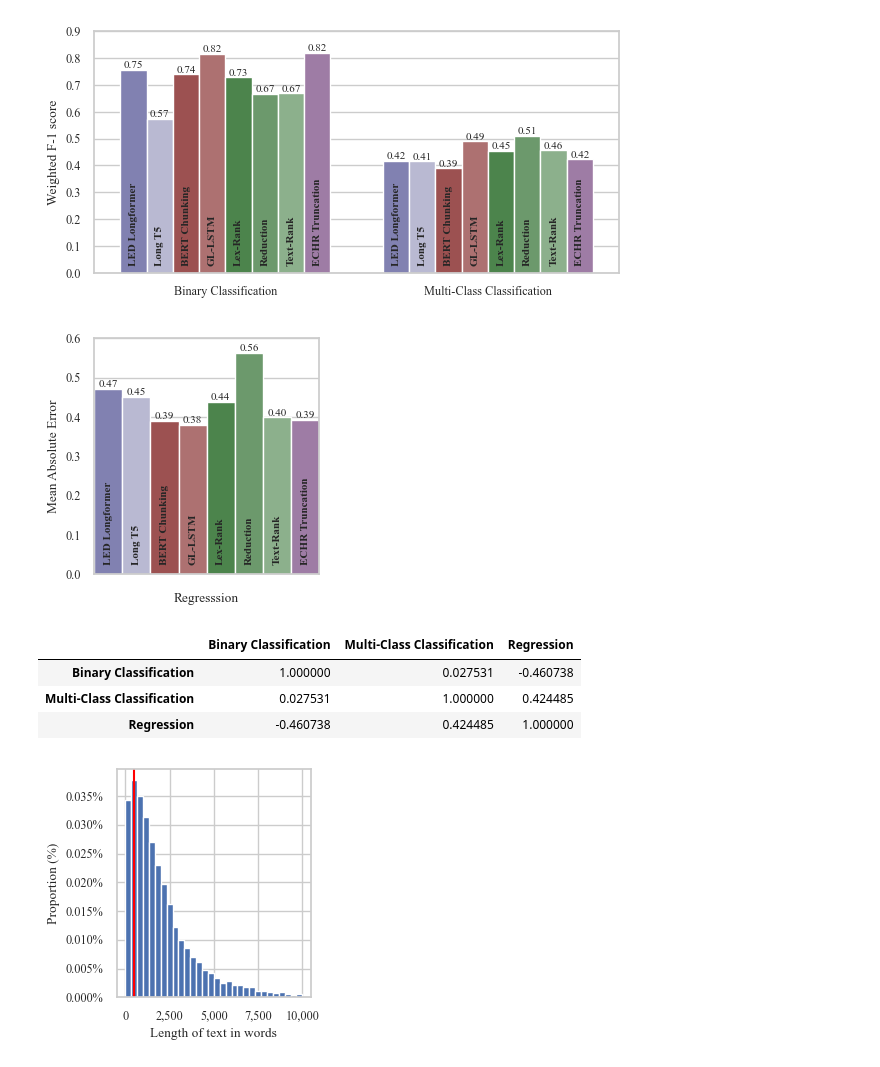
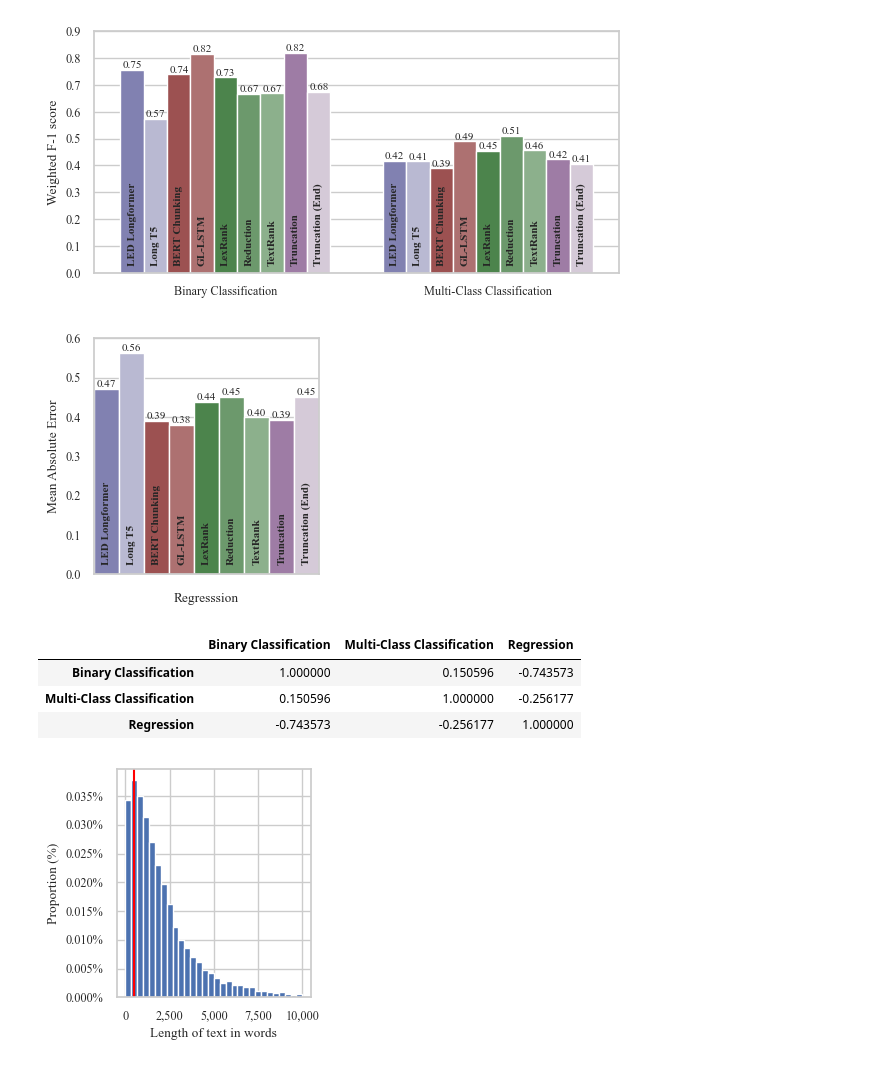
Before and after one commit to rorycreedon/comp0087_assignment, a Jupyter notebook: plots.ipynb, the cells around one changed output. Saved outputs shown, nothing was run; the diff lists cells and outputs as text; code cells hidden in the pictures.

Commit message:
Plot fixes

```diff
--- a/plots.ipynb
+++ b/plots.ipynb
@@ -76,37 +76,38 @@ custom_mapping = {
     "Long T5": palette["Abstractive"][3],
     "BERT Chunking": palette["Extractive"][2],
     "GL-LSTM": palette["Extractive"][3],
-    "Lex-Rank": palette["Graph-based"][2],
+    "LexRank": palette["Graph-based"][2],
     "Reduction": palette["Graph-based"][3],
-    "Text-Rank": palette["Graph-based"][4],
-    "ECHR Truncation": palette["No summarisation"][0]
+    "TextRank": palette["Graph-based"][4],
+    "Truncation": palette["No summarisation"][0],
+    "Truncation (End)": palette["No summarisation"][2]
 }
 
 # Map the colors to the Summarisation Method
 classification_results['Color'] = classification_results['Summarisation Method'].map(custom_mapping)
 
 # Use seaborn to create the bar plot
 fig = plt.figure(figsize=(6, 3))
 ax = sns.barplot(x="Task", y="Weighted F-1 score", hue="Summarisation Method", data=classification_results, palette=classification_results['Color'][classification_results['Task'] == 'Binary Classification'])
 ax.legend_.remove()
 ax.set_xlabel(None)
 
 # Add Summarisation methods and scores to the plot
 for p, label, score in zip(ax.patches, classification_results['Summarisation Method'], classification_results['Weighted F-1 score']):
     ax.annotate(label, (p.get_x() + p.get_width() / 2., 0.025),
                 ha='center', va='bottom', rotation=90, weight = "bold", fontsize = 8,
                 xytext=(0, 0), textcoords='offset points')
     ax.annotate('{:.2f}'.format(score), (p.get_x() + p.get_width() / 2., score),
                 ha='center', va='bottom', rotation=0, fontsize = 8,
                 xytext=(0, 00), textcoords='offset points')
 
 # Adjust y limit
 ax.set_ylim(0, 0.9)
 
 fig.tight_layout()
 fig.savefig('plots/classification_results.png', dpi=300, bbox_inches='tight')
 # %% [output]
-[figure, old version]
+[figure, new version]
 # %%
 regression.sort_values(by=['Model type', 'Summarisation Method'], inplace=True)
 regression['Color'] = regression['Summarisation Method'].map(custom_mapping)
@@ -134,7 +135,7 @@ ax.set_ylim(0, 0.6)
 fig.tight_layout()
 fig.savefig('plots/regression_results.png', dpi=300, bbox_inches='tight')
 # %% [output]
-[figure, old version]
+[figure, new version]
 # %%
 binary_results = classification_results[classification_results['Task'] == "Binary Classification"][['Summarisation Method', 'Weighted F-1 score']]
 binary_results.rename(columns={'Weighted F-1 score': 'Binary Classification'}, inplace=True)
@@ -147,13 +148,16 @@ reg_results = regression[['Summarisation Method', 'Mean Absolute Error']].rename
 all_results = pd.merge(binary_results, multi_results, on='Summarisation Method')
 all_results = pd.merge(all_results, reg_results, on='Summarisation Method')
 # %%
+# Drop the truncation method
+all_results.drop(all_results[all_results['Summarisation Method'] == 'Truncation'].index, inplace=True)
+all_results.drop(all_results[all_results['Summarisation Method'] == 'Truncation (End)'].index, inplace=True)
 # Correlation between the three columns (excluding the ECHR Truncation method)
 all_results[['Binary Classification', 'Multi-Class Classification', 'Regression']].corr()
 # %% [output]
 |  | Binary Classification | Multi-Class Classification | Regression |
-| Binary Classification | 1.000000 | 0.027531 | -0.460738 |
-| Multi-Class Classification | 0.027531 | 1.000000 | 0.424485 |
-| Regression | -0.460738 | 0.424485 | 1.000000 |
+| Binary Classification | 1.000000 | 0.150596 | -0.743573 |
+| Multi-Class Classification | 0.150596 | 1.000000 | -0.256177 |
+| Regression | -0.743573 | -0.256177 | 1.000000 |
 # %%
 train = pd.read_pickle('data/echr/non-anon_train.pkl')
 test = pd.read_pickle('data/echr/non-anon_test.pkl')
```
Also changed, not shown: parts of 1 cell of this notebook, 3 other files.
